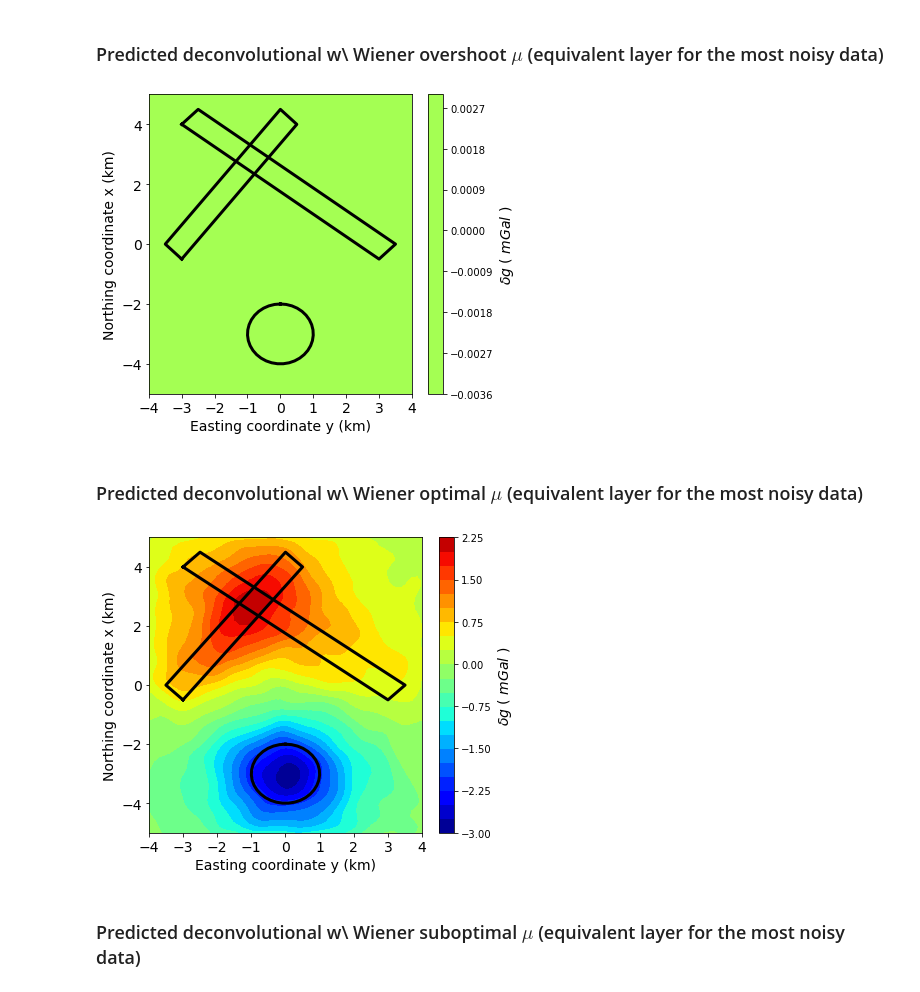
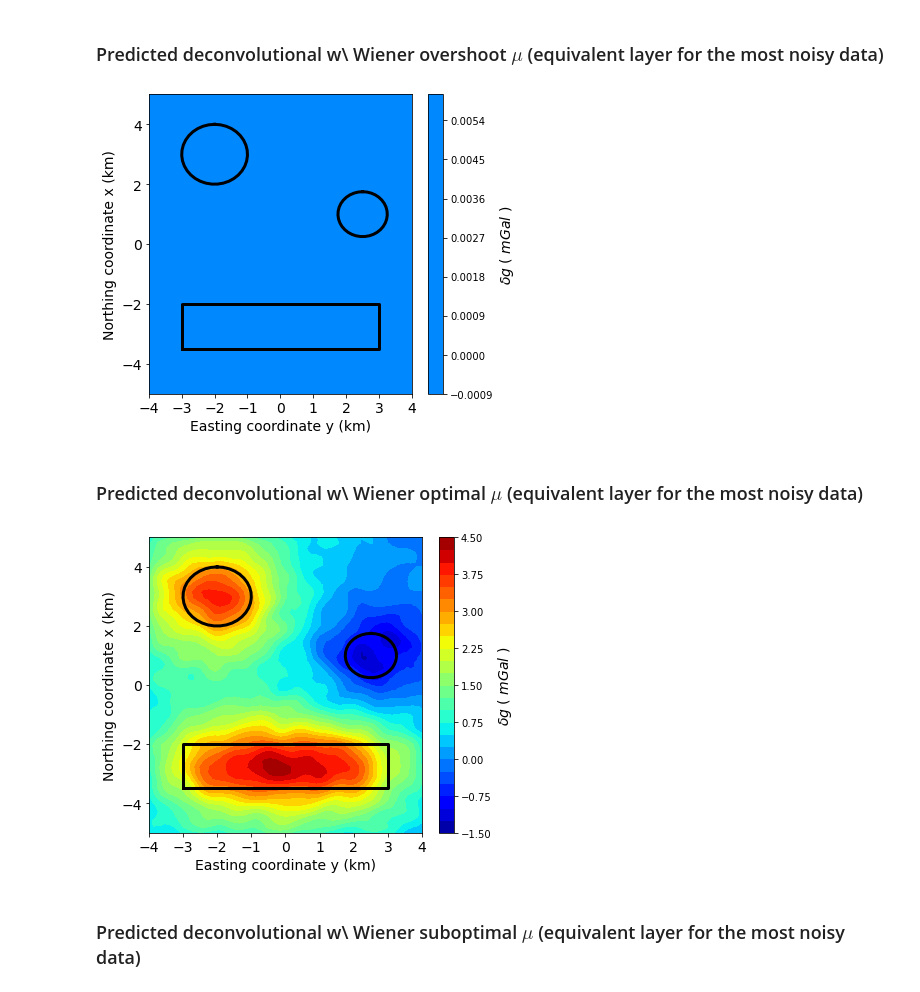
Before and after one commit to DiegoTaka/fast_equivalent_layer, a Jupyter notebook: code/grav/Stability_comparison_grav.ipynb, the cells around one changed output. Drawn from its saved outputs; the diff is of its cells as text; code cells hidden in the pictures.

Commit message:
Tests with deconvolution with Wiener

```diff
--- a/code/grav/Stability_comparison_grav.ipynb
+++ b/code/grav/Stability_comparison_grav.ipynb
@@ -10,19 +10,21 @@ from matplotlib import pyplot as plt
 ## Create the model
 # %%
 # Polygonal Prism model
-verts1 = [[-500, -3000], [0, -3500], [4500, 0], [4000, 500]]
-verts2 = [[4000, -3000], [4500, -2500], [0, 3500], [-500, 3000]]
+verts1 = [[-3500, -3000], [-2000, -3000], [-2000, 3000], [-3500, 3000]]
+#verts2 = [[4000, -3000], [4500, -2500], [0, 3500], [-500, 3000]]
+model_prism = [ft.mesher_PolygonalPrism(verts1, 900., 1500., props={'density':550})]
 
-model_prism = [ft.mesher_PolygonalPrism(verts1, 900., 1500., props={'density':350}),
-               ft.mesher_PolygonalPrism(verts2, 1600., 2200., props={'density':400})]
-R = 1000 #Radius
-xc, yc, zc = -3000.,0.,2000. #Center of sphere
-model_sphere = [ft.mesher_Sphere(xc, yc, zc,R, props={'density':-500})]
+R1 = 1000 #Radius 1
+R2 = 750 #Radius 2
+xc1, yc1, zc1 = 3000., -2000., 2000. #Center of sphere 1
+xc2, yc2, zc2 = 1000., 2500., 1800. #Center of sphere 2
+model_sphere = [ft.mesher_Sphere(xc1, yc1, zc1 ,R1, props={'density':600}),
+                ft.mesher_Sphere(xc2, yc2, zc2, R2, props={'density': -500})]
 # %% [markdown]
 ## Grid and Forward model
 # %%
 # Create a regular grid at 0m height
-shape = (55, 55)
+shape = (50, 50)
 N = shape[0]*shape[1]
 area = [-5000, 5000, -4000, 4000]
 xi, yi, zi = ft.gridder_regular(area, shape, z=-100.)
@@ -509,53 +541,53 @@ plt.tight_layout()
 # %%
 #Projection_model
 phi = np.linspace(0, 2.*np.pi, 36)  #36 points
-x = xc/1000 + (R/1000)*np.cos(phi)
-y = yc/1000 + (R/1000)*np.sin(phi)
+x1 = xc1/1000 + (R1/1000)*np.cos(phi)
+y1 = yc1/1000 + (R1/1000)*np.sin(phi)
+x2 = xc2/1000 + (R2/1000)*np.cos(phi)
+y2 = yc2/1000 + (R2/1000)*np.sin(phi)
 
-x_p = [-3., -3.5, 0, 0.5, -3.]
-y_p = [-0.5, 0, 4.5, 4, -0.5]
-
-x_p2 = [-3, -2.5, 3.5, 3, -3.]
-y_p2 = [4, 4.5, 0, -0.5, 4]
+x_p = [-3.5, -2., -2., -3.5, -3.5]
+y_p = [-3., -3., 3., 3., -3.]
 
 fig=plt.figure(figsize=(6,5))
 fig.patch.set_facecolor('xkcd:white')
 plt.tricontourf(yi_plot, xi_plot,gz_dec_wiener0, 22, vmin=scale_min, vmax=scale_max, cmap='jet')
-plt.plot(x_p,y_p,color="k", linewidth=3)
-plt.plot(x_p2,y_p2,color="k", linewidth=3)
-plt.plot(y, x, color="k", linewidth=3)
+plt.plot(y_p,x_p,color="k", linewidth=3)
+#plt.plot(x_p2,y_p2,color="k", linewidth=3)
+plt.plot(y1, x1, color="k", linewidth=3)
+plt.plot(y2, x2, color="k", linewidth=3)
 cb = plt.colorbar(shrink=1)
 cb.set_label('$\delta g$ ( $mGal$ )', rotation=90, fontsize=14)
 plt.xlim(np.min(yi_plot),np.max(yi_plot))
 plt.ylim(np.min(xi_plot),np.max(xi_plot))
 plt.xticks(fontsize=14)
 plt.yticks(fontsize=14)
 plt.xlabel('Easting coordinate y (km)', fontsize=14)
 plt.ylabel('Northing coordinate x (km)', fontsize=14)
 plt.tight_layout()
-#plt.savefig('../../manuscript/Fig/model_grav_0.png', dpi=300)
+#plt.savefig('../../manuscript/Fig/predicted_gz_dec_wiener0.png', dpi=300)
 # %% [output]
-[figure, old version]
+[figure, new version]
 # %% [markdown]
 ### Predicted deconvolutional w\ Wiener optimal $\mu$ (equivalent layer for the most noisy data)
 # %%
 #Projection_model
 phi = np.linspace(0, 2.*np.pi, 36)  #36 points
-x = xc/1000 + (R/1000)*np.cos(phi)
-y = yc/1000 + (R/1000)*np.sin(phi)
+x1 = xc1/1000 + (R1/1000)*np.cos(phi)
+y1 = yc1/1000 + (R1/1000)*np.sin(phi)
+x2 = xc2/1000 + (R2/1000)*np.cos(phi)
+y2 = yc2/1000 + (R2/1000)*np.sin(phi)
 
-x_p = [-3., -3.5, 0, 0.5, -3.]
-y_p = [-0.5, 0, 4.5, 4, -0.5]
-
-x_p2 = [-3, -2.5, 3.5, 3, -3.]
-y_p2 = [4, 4.5, 0, -0.5, 4]
+x_p = [-3.5, -2., -2., -3.5, -3.5]
+y_p = [-3., -3., 3., 3., -3.]
 
 fig=plt.figure(figsize=(6,5))
 fig.patch.set_facecolor('xkcd:white')
 plt.tricontourf(yi_plot, xi_plot,gz_dec_wiener1, 22, vmin=scale_min, vmax=scale_max, cmap='jet')
-plt.plot(x_p,y_p,color="k", linewidth=3)
-plt.plot(x_p2,y_p2,color="k", linewidth=3)
-plt.plot(y, x, color="k", linewidth=3)
+plt.plot(y_p,x_p,color="k", linewidth=3)
+#plt.plot(x_p2,y_p2,color="k", linewidth=3)
+plt.plot(y1, x1, color="k", linewidth=3)
+plt.plot(y2, x2, color="k", linewidth=3)
 cb = plt.colorbar(shrink=1)
 cb.set_label('$\delta g$ ( $mGal$ )', rotation=90, fontsize=14)
 plt.xlim(np.min(yi_plot),np.max(yi_plot))
@@ -565,9 +597,9 @@ plt.yticks(fontsize=14)
 plt.xlabel('Easting coordinate y (km)', fontsize=14)
 plt.ylabel('Northing coordinate x (km)', fontsize=14)
 plt.tight_layout()
-#plt.savefig('../../manuscript/Fig/model_grav_0.png', dpi=300)
+#plt.savefig('../../manuscript/Fig/predicted_gz_dec_wiener1.png', dpi=300)
 # %% [output]
-[figure, old version]
+[figure, new version]
 # %% [markdown]
 ### Predicted deconvolutional w\ Wiener suboptimal $\mu$ (equivalent layer for the most noisy data)
 # %%
```
Also changed, not shown: parts of 15 cells of this notebook, 1 other file.
